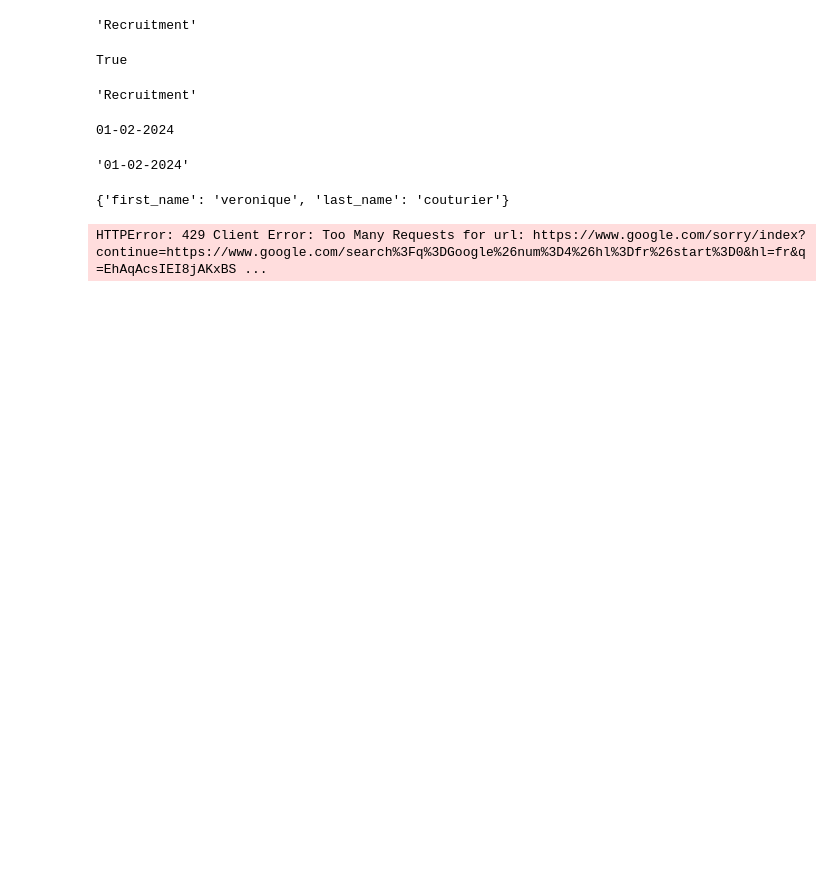
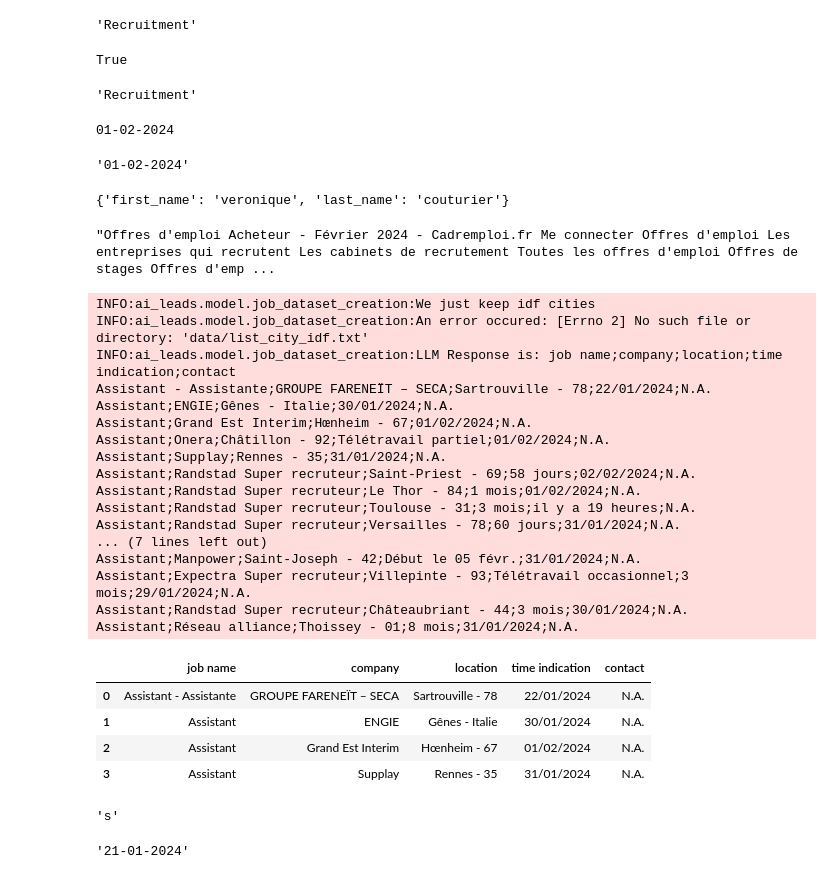
Before and after one commit to Algorithm-Dimension/AI-leads, a Jupyter notebook: src/ai_leads/Test.ipynb, the cells around one changed output. Drawn from its saved outputs; the diff is of its cells as text; code cells hidden in the pictures; blank space fills up the shorter version.

Commit message:
correct date bugs

```diff
--- a/src/ai_leads/Test.ipynb
+++ b/src/ai_leads/Test.ipynb
@@ -478,7 +478,4 @@ match
 from googlesearch import search
 query = search("Google", lang="fr", num_results = 2)
 # %%
-for i in query:
-    print(i)
+from ai_leads.model.navigator import WebpageScraper
-# %% [output]
-HTTPError: 429 Client Error: Too Many Requests for url: https://www.google.com/sorry/index?continue=https://www.google.com/search%3Fq%3DGoogle%26num%3D4%26hl%3Dfr%26start%3D0&hl=fr&q=EhAqAcsIEI8jAKxBS ...
@@ -484,0 +484,4 @@ HTTPError: 429 Client Error: Too Many Requests for url: https://www.google.com/s
+# %%
+text
+# %% [output]
+"Offres d'emploi Acheteur - Février 2024 - Cadremploi.fr Me connecter Offres d'emploi Les entreprises qui recrutent Les cabinets de recrutement Toutes les offres d'emploi Offres de stages Offres d'emp ...
@@ -484,0 +490,33 @@ HTTPError: 429 Client Error: Too Many Requests for url: https://www.google.com/s
+# %%
+JobDataFrameCreator().create_table_with_job("https://www.hellowork.com/fr-fr/emploi/recherche.html?k=Assistant", "Hello Work")
+# %% [output]
+INFO:ai_leads.model.job_dataset_creation:We just keep idf cities
+INFO:ai_leads.model.job_dataset_creation:An error occured: [Errno 2] No such file or directory: 'data/list_city_idf.txt'
+INFO:ai_leads.model.job_dataset_creation:LLM Response is: job name;company;location;time indication;contact
+Assistant - Assistante;GROUPE FARENEÏT – SECA;Sartrouville - 78;22/01/2024;N.A.
+Assistant;ENGIE;Gênes - Italie;30/01/2024;N.A.
+Assistant;Grand Est Interim;Hœnheim - 67;01/02/2024;N.A.
+Assistant;Onera;Châtillon - 92;Télétravail partiel;01/02/2024;N.A.
+Assistant;Supplay;Rennes - 35;31/01/2024;N.A.
+Assistant;Randstad Super recruteur;Saint-Priest - 69;58 jours;02/02/2024;N.A.
+Assistant;Randstad Super recruteur;Le Thor - 84;1 mois;01/02/2024;N.A.
+Assistant;Randstad Super recruteur;Toulouse - 31;3 mois;il y a 19 heures;N.A.
+Assistant;Randstad Super recruteur;Versailles - 78;60 jours;31/01/2024;N.A.
+... (7 lines left out)
+Assistant;Manpower;Saint-Joseph - 42;Début le 05 févr.;31/01/2024;N.A.
+Assistant;Expectra Super recruteur;Villepinte - 93;Télétravail occasionnel;3 mois;29/01/2024;N.A.
+Assistant;Randstad Super recruteur;Châteaubriant - 44;3 mois;30/01/2024;N.A.
+Assistant;Réseau alliance;Thoissey - 01;8 mois;31/01/2024;N.A.
+|  | job name | company | location | time indication | contact |
+| 0 | Assistant - Assistante | GROUPE FARENEÏT – SECA | Sartrouville - 78 | 22/01/2024 | N.A. |
+| 1 | Assistant | ENGIE | Gênes - Italie | 30/01/2024 | N.A. |
+| 2 | Assistant | Grand Est Interim | Hœnheim - 67 | 01/02/2024 | N.A. |
+| 3 | Assistant | Supplay | Rennes - 35 | 31/01/2024 | N.A. |
+# %%
+"moinss".replace("moins", "")
+# %% [output]
+'s'
+# %%
+JobDataFrameCreator().convert_to_date("22/01/2024")
+# %% [output]
+'21-01-2024'
```
Also changed, not shown: parts of 2 cells of this notebook, 5 other files.
